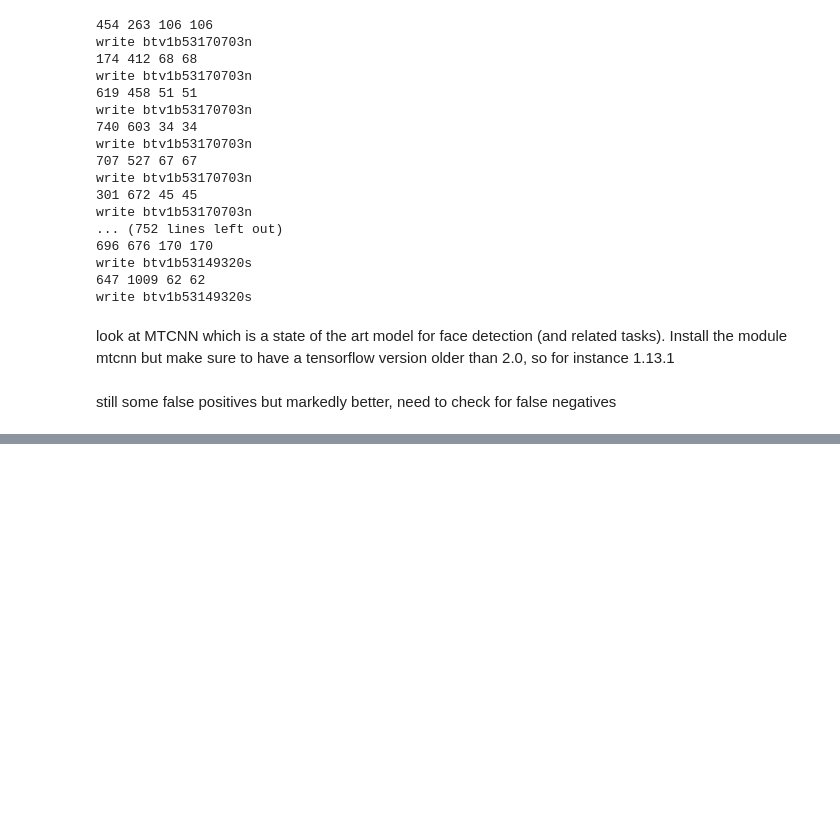
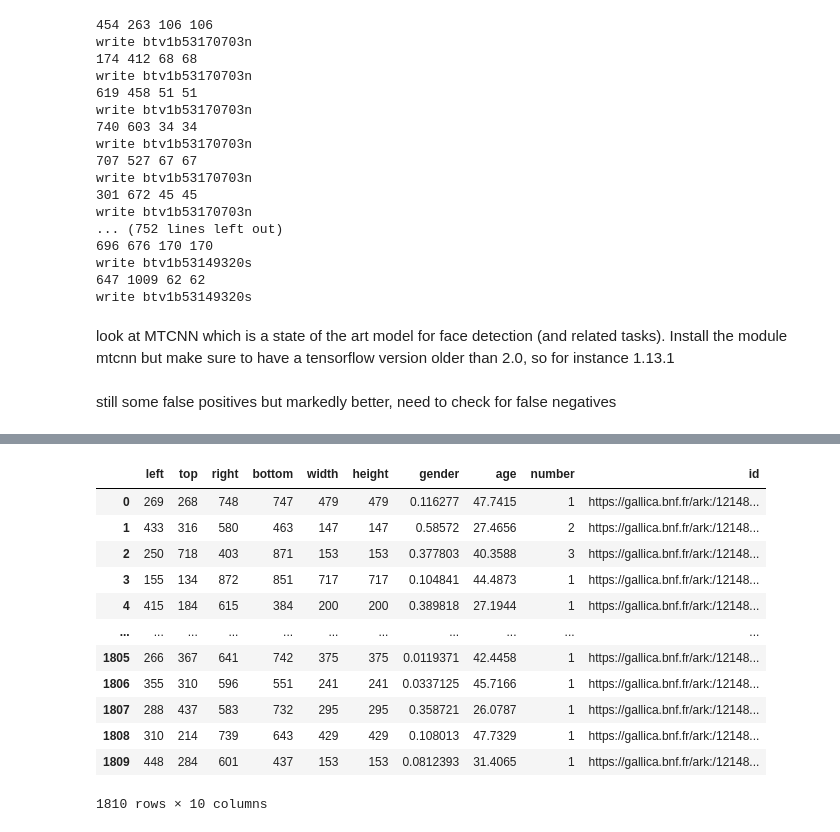
Before and after one commit to liabifano/humans-of-paris-1900, a Jupyter notebook: notebooks/Facial detection.ipynb, the cells around one changed output, grey strips where cells are left out. Drawn from its saved outputs; the diff is of its cells as text; code cells hidden in the pictures; blank space fills up the shorter version.

```diff
--- a/notebooks/Facial detection.ipynb
+++ b/notebooks/Facial detection.ipynb
@@ -125,0 +189,2 @@ for doc in sample:
+# %%
+age_gender_lables = pd.read_json('age_gender_labeles.json')
@@ -125,0 +286,16 @@ for doc in sample:
+# %%
+age_gender_lables
+# %% [output]
+|  | left | top | right | bottom | width | height | gender | age | number | id |
+| 0 | 269 | 268 | 748 | 747 | 479 | 479 | 0.116277 | 47.7415 | 1 | https://gallica.bnf.fr/ark:/12148... |
+| 1 | 433 | 316 | 580 | 463 | 147 | 147 | 0.58572 | 27.4656 | 2 | https://gallica.bnf.fr/ark:/12148... |
+| 2 | 250 | 718 | 403 | 871 | 153 | 153 | 0.377803 | 40.3588 | 3 | https://gallica.bnf.fr/ark:/12148... |
+| 3 | 155 | 134 | 872 | 851 | 717 | 717 | 0.104841 | 44.4873 | 1 | https://gallica.bnf.fr/ark:/12148... |
+| 4 | 415 | 184 | 615 | 384 | 200 | 200 | 0.389818 | 27.1944 | 1 | https://gallica.bnf.fr/ark:/12148... |
+| ... | ... | ... | ... | ... | ... | ... | ... | ... | ... | ... |
+| 1805 | 266 | 367 | 641 | 742 | 375 | 375 | 0.0119371 | 42.4458 | 1 | https://gallica.bnf.fr/ark:/12148... |
+| 1806 | 355 | 310 | 596 | 551 | 241 | 241 | 0.0337125 | 45.7166 | 1 | https://gallica.bnf.fr/ark:/12148... |
+| 1807 | 288 | 437 | 583 | 732 | 295 | 295 | 0.358721 | 26.0787 | 1 | https://gallica.bnf.fr/ark:/12148... |
+| 1808 | 310 | 214 | 739 | 643 | 429 | 429 | 0.108013 | 47.7329 | 1 | https://gallica.bnf.fr/ark:/12148... |
+| 1809 | 448 | 284 | 601 | 437 | 153 | 153 | 0.0812393 | 31.4065 | 1 | https://gallica.bnf.fr/ark:/12148... |
+1810 rows × 10 columns
```
Also changed, not shown: parts of 33 cells of this notebook, 18 other files.
